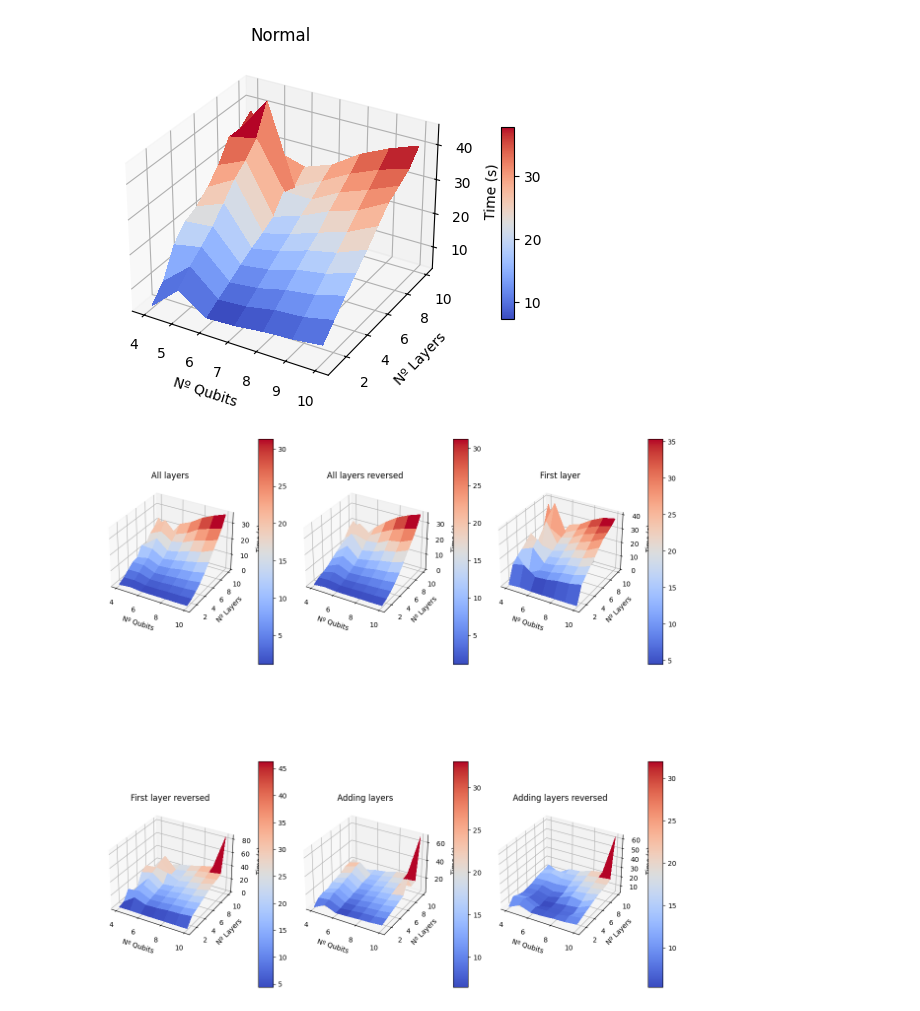
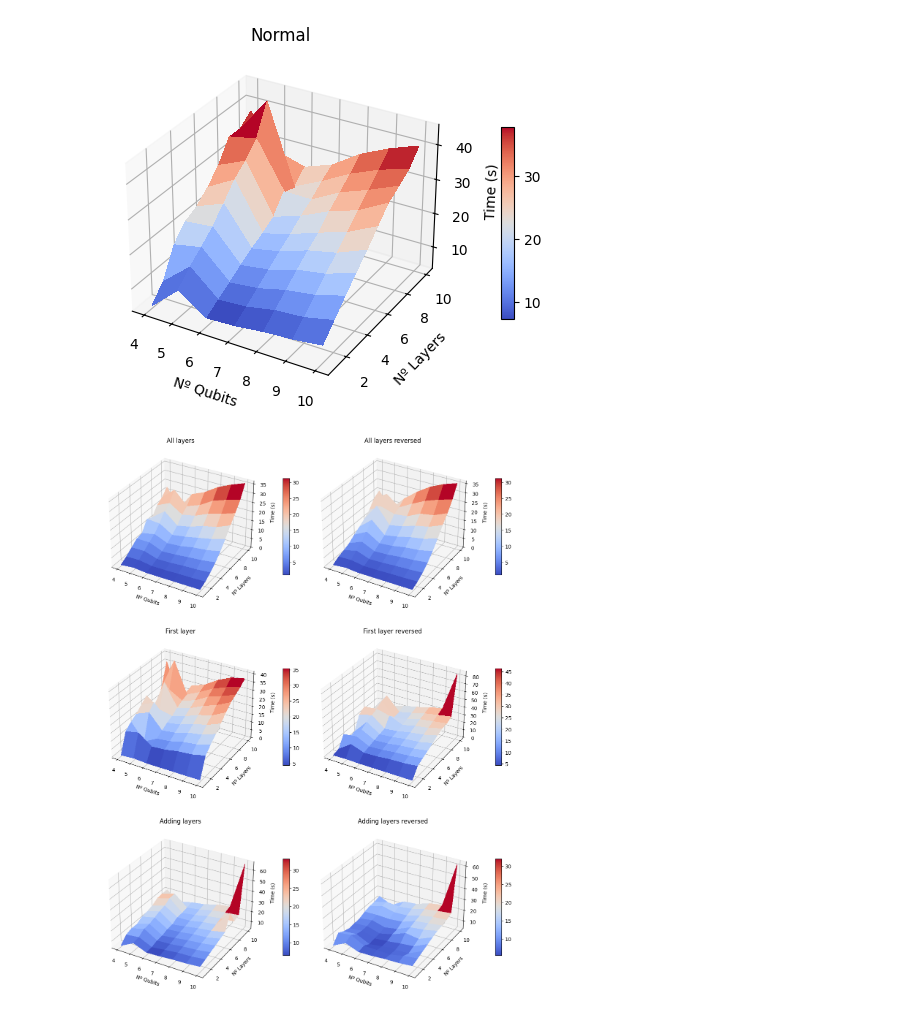
Before and after one commit to JLSM02/QML-Avoiding-BP, a Jupyter notebook: notebooks/VQE/BP_mitigation/layer_training.ipynb, the cells around one changed output. Drawn from its saved outputs; the diff is of its cells as text; code cells hidden in the pictures.

Commit message:
images fixed

```diff
--- a/notebooks/VQE/BP_mitigation/layer_training.ipynb
+++ b/notebooks/VQE/BP_mitigation/layer_training.ipynb
@@ -232,35 +249,35 @@ X, Y = np.meshgrid(X_vals, Y_vals)
 fig = plt.figure(figsize=(6, 5))
 Z = np.zeros((len(Y_vals), len(X_vals)))
 for i in range(len(X_vals)):
     for j in range(len(Y_vals)):
         Z[j,i] = res_var_qubit_layer_normal[i]["times"][j]
 ax = fig.add_subplot(1, 1, 1, projection='3d')
 surf = ax.plot_surface(X, Y, Z, cmap=cm.coolwarm, linewidth=0, antialiased=False)
 ax.set_title(f"Normal")
 ax.set_xlabel("Nº Qubits")
 ax.set_ylabel("Nº Layers")
 ax.set_zlabel("Time (s)")
 fig.colorbar(surf, ax=ax, shrink=0.5, aspect=15, pad=0.1)
 
 fig = plt.figure(figsize=(12, 16))
 for k in range(len(res_var_qubit_layer)):
     Z = np.zeros((len(Y_vals), len(X_vals)))
     for i in range(len(X_vals)):
         for j in range(len(Y_vals)):
             Z[j,i] = res_var_qubit_layer[k][i]["times"][j]
-    ax = fig.add_subplot(2, 3, k + 1, projection='3d')
+    ax = fig.add_subplot(3, 2, k + 1, projection='3d')
     surf = ax.plot_surface(X, Y, Z, cmap=cm.coolwarm, linewidth=0, antialiased=False)
     ax.set_title(f"{titles[k]}")
     ax.set_xlabel("Nº Qubits")
     ax.set_ylabel("Nº Layers")
     ax.set_zlabel("Time (s)")
     fig.colorbar(surf, ax=ax, shrink=0.5, aspect=15, pad=0.1)
 
 plt.tight_layout()
 plt.show()
 # %% [output]
 [figure]
-[figure, old version]
+[figure, new version]
 # %%
 X_vals = range(4, 11)
 Y_vals = range(1, 11)
```
Also changed, not shown: parts of 4 cells of this notebook, 4 other files.
